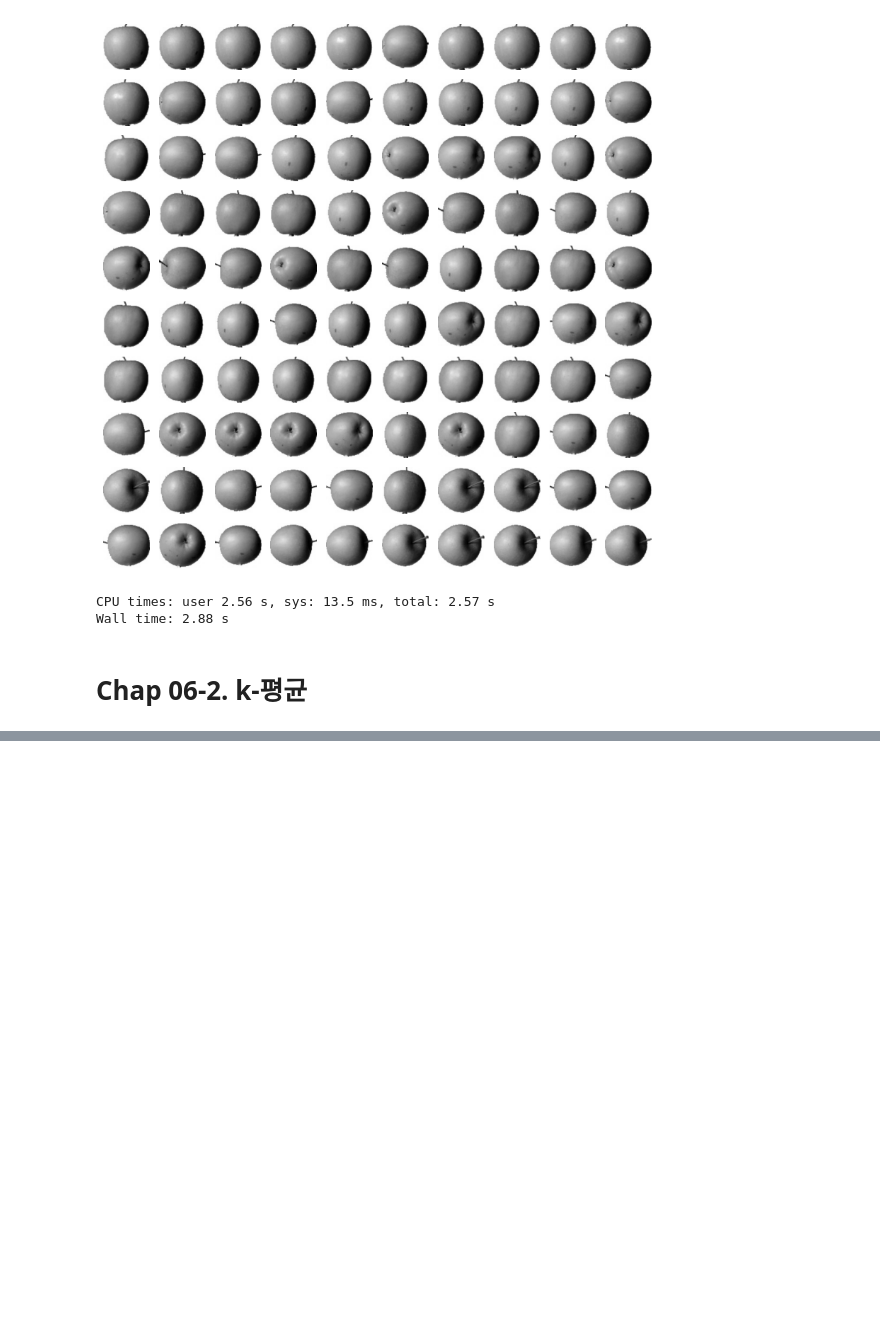
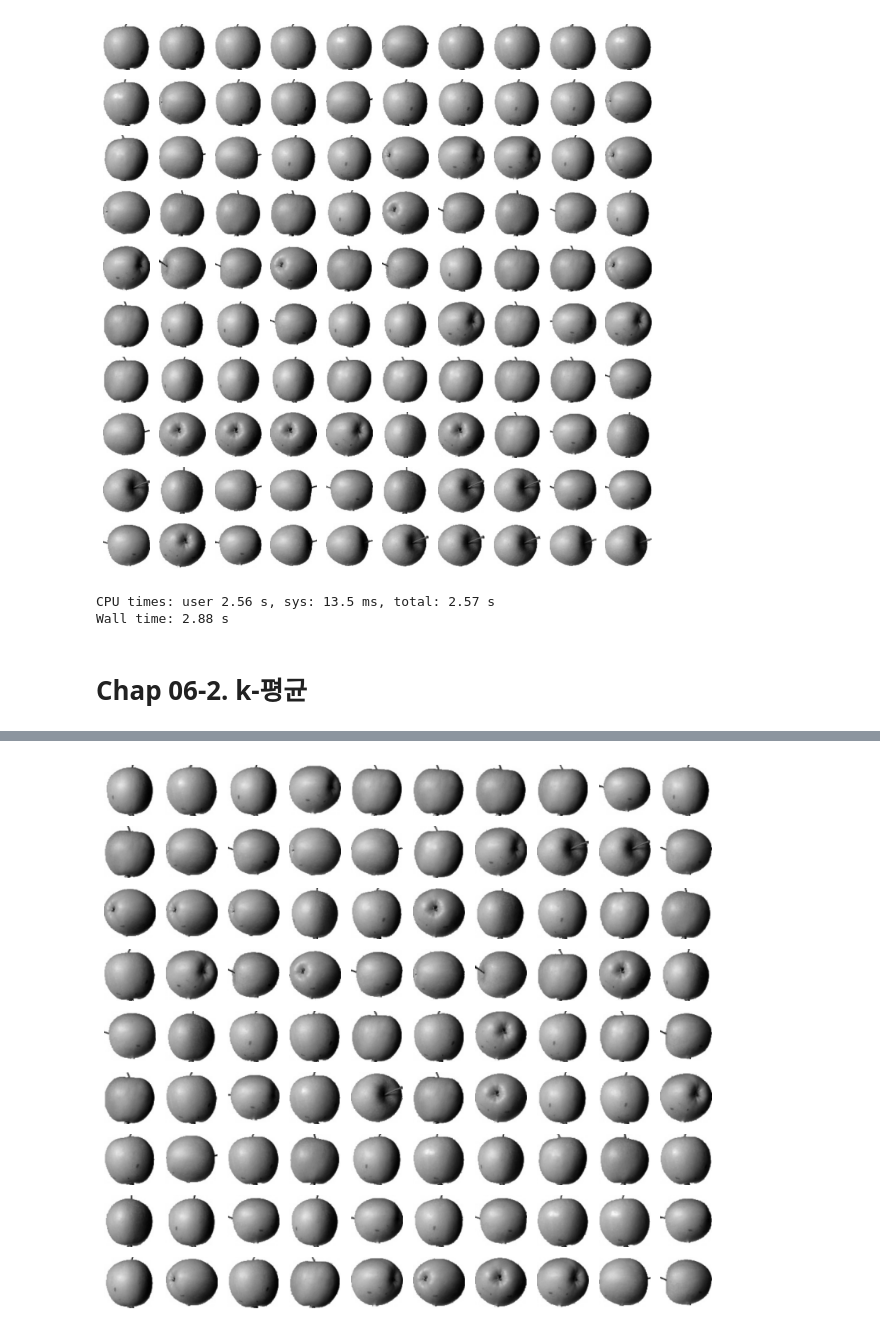
Before and after one commit to peenball/Books, a Jupyter notebook: 혼자_공부하는_머신러닝_딥러닝/Study_혼공머_Chap06.ipynb, the cells around one changed output, grey strips where cells are left out. Saved outputs shown, nothing was run; the diff lists cells and outputs as text; code cells hidden in the pictures; blank space fills up the shorter version.

```diff
--- a/혼자_공부하는_머신러닝_딥러닝/Study_혼공머_Chap06.ipynb
+++ b/혼자_공부하는_머신러닝_딥러닝/Study_혼공머_Chap06.ipynb
@@ -134,0 +189,5 @@ Wall time: 2.88 s
+# %%
+%%time
+draw_fruits(fruits[km.labels_==2])
+# %% [output]
+[figure, added]
```
Also changed, not shown: parts of 14 cells of this notebook.
